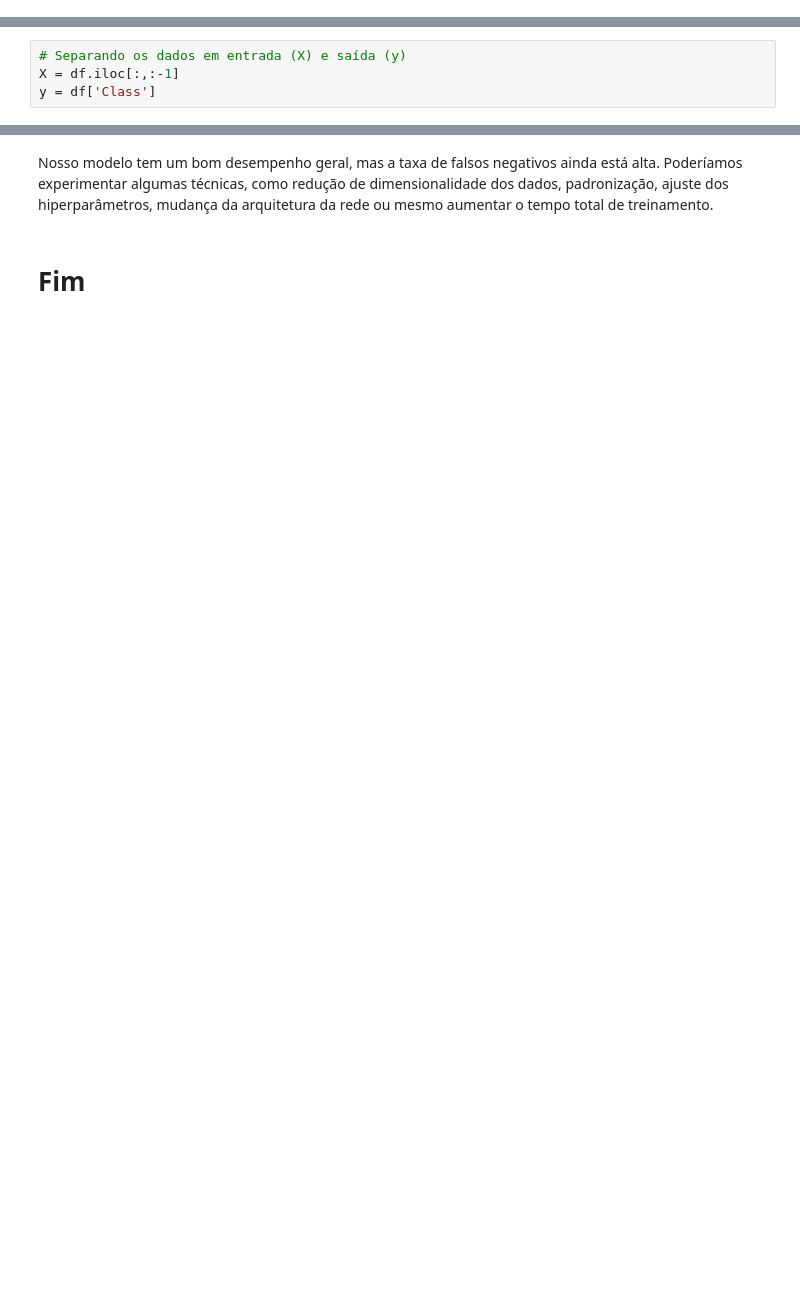
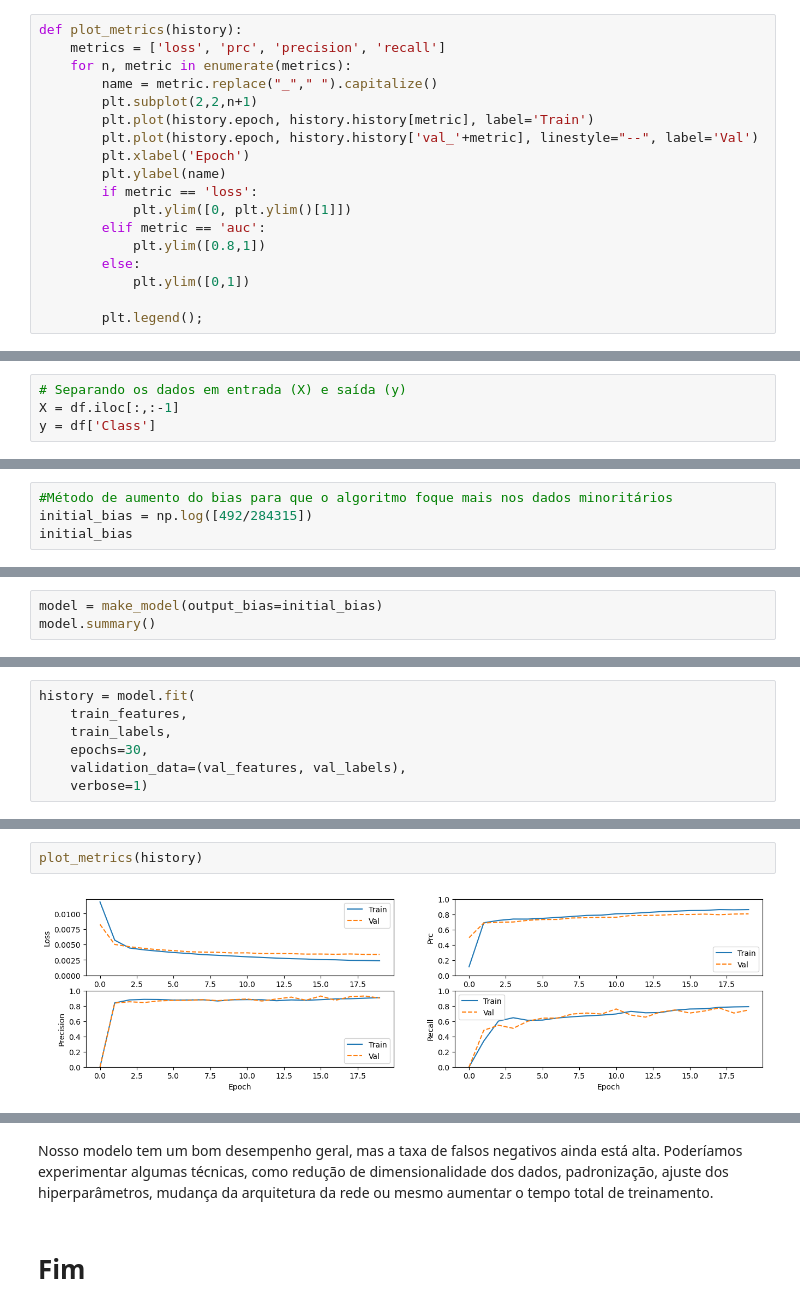
Before and after one commit to mariohrc/Fraud-Detection-With_Deep-Learning, a Jupyter notebook: notebooks_exploration/Mini-Projeto2-FraudDetection.ipynb, the cells around one changed output, grey strips where cells are left out. Cells and saved outputs as stored; diff of their text form; blank space fills up the shorter version.

```diff
--- a/notebooks_exploration/Mini-Projeto2-FraudDetection.ipynb
+++ b/notebooks_exploration/Mini-Projeto2-FraudDetection.ipynb
@@ -206,0 +215,18 @@ IndentationError: unindent does not match any outer indentation level (<tokenize
+# %%
+def plot_metrics(history):
+    metrics = ['loss', 'prc', 'precision', 'recall']
+    for n, metric in enumerate(metrics):
+        name = metric.replace("_"," ").capitalize()
+        plt.subplot(2,2,n+1)
+        plt.plot(history.epoch, history.history[metric], label='Train')
+        plt.plot(history.epoch, history.history['val_'+metric], linestyle="--", label='Val')
+        plt.xlabel('Epoch')
+        plt.ylabel(name)
+        if metric == 'loss':
+            plt.ylim([0, plt.ylim()[1]])
+        elif metric == 'auc':
+            plt.ylim([0.8,1])
+        else:
+            plt.ylim([0,1])
+
+        plt.legend();
@@ -283,0 +260,4 @@ print('Taxa de Falsos Positivos:', false_pos / incorretos * 100)
+# %%
+#Método de aumento do bias para que o algoritmo foque mais nos dados minoritários
+initial_bias = np.log([492/284315])
+initial_bias
@@ -283,0 +266,3 @@ print('Taxa de Falsos Positivos:', false_pos / incorretos * 100)
+# %%
+model = make_model(output_bias=initial_bias)
+model.summary()
@@ -283,0 +292,7 @@ print('Taxa de Falsos Positivos:', false_pos / incorretos * 100)
+# %%
+history = model.fit(
+    train_features,
+    train_labels,
+    epochs=30,
+    validation_data=(val_features, val_labels),
+    verbose=1)
@@ -283,0 +317,4 @@ print('Taxa de Falsos Positivos:', false_pos / incorretos * 100)
+# %%
+plot_metrics(history)
+# %% [output]
+[figure, added]
```
Also changed, not shown: parts of 28 cells of this notebook, 1 other file.
